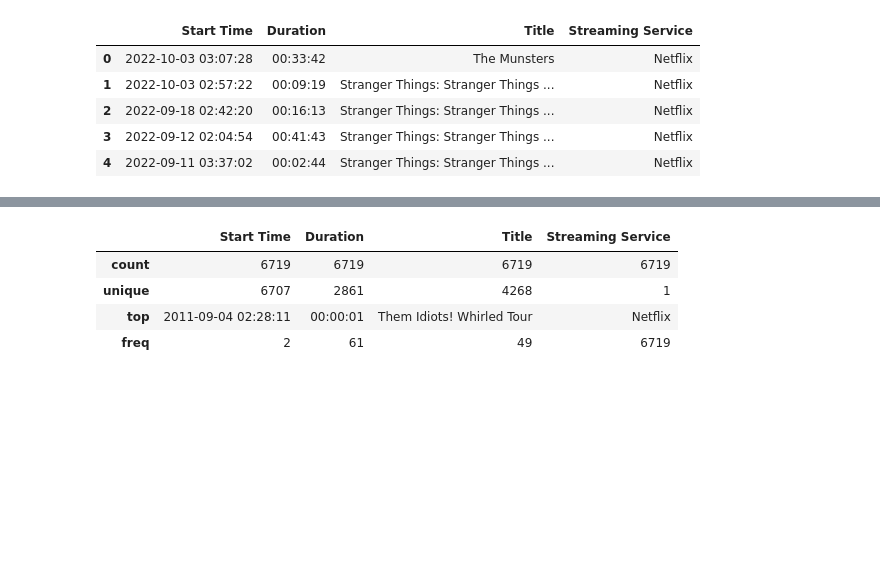
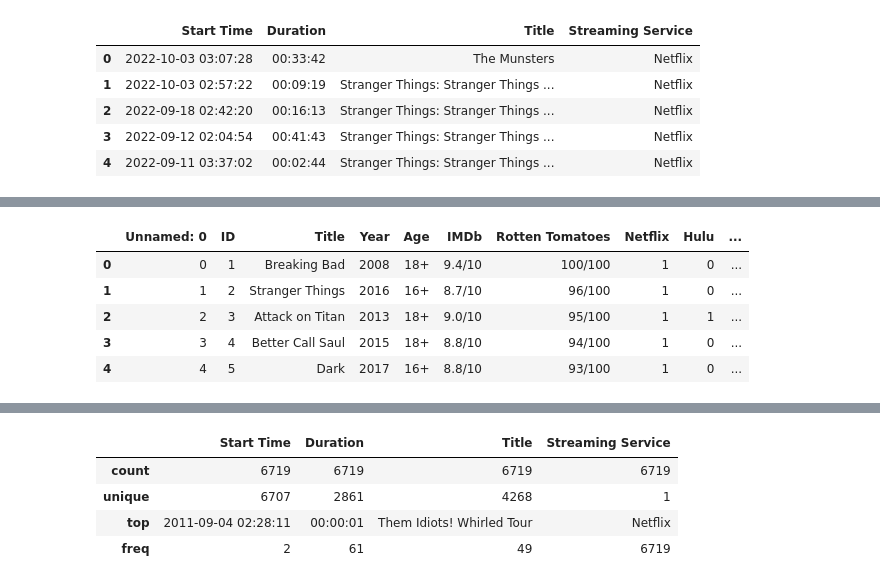
Before and after one commit to istarlet/netflix_viewing_habits, a Jupyter notebook: netflix.ipynb, the cells around one changed output, grey strips where cells are left out. Drawn from its saved outputs; the diff is of its cells as text; code cells hidden in the pictures; blank space fills up the shorter version.

Commit message:
Add new streaming services dataset. Clean datasets

```diff
--- a/netflix.ipynb
+++ b/netflix.ipynb
@@ -11,7 +11,7 @@ import matplotlib.pyplot as plt
 hulu = pd.read_csv("data/HuluViewingHistoryUpdated.csv")
 netflix = pd.read_csv("data/AshleyViewingActivity.csv")
 prime_video = pd.read_csv("data/DigitalPrimeVideoViewinghistory.csv")
-imdb = pd.read_csv("data/titles.csv")
+streaming_services = pd.read_csv("data/tv_shows.csv")
 # %%
 hulu.head()
 # %% [output]
@@ -98,0 +145,9 @@ ashley_netflix.head()
+# %%
+streaming_services.head()
+# %% [output]
+|  | Unnamed: 0 | ID | Title | Year | Age | IMDb | Rotten Tomatoes | Netflix | Hulu | ... |
+| 0 | 0 | 1 | Breaking Bad | 2008 | 18+ | 9.4/10 | 100/100 | 1 | 0 | ... |
+| 1 | 1 | 2 | Stranger Things | 2016 | 16+ | 8.7/10 | 96/100 | 1 | 0 | ... |
+| 2 | 2 | 3 | Attack on Titan | 2013 | 18+ | 9.0/10 | 95/100 | 1 | 1 | ... |
+| 3 | 3 | 4 | Better Call Saul | 2015 | 18+ | 8.8/10 | 94/100 | 1 | 0 | ... |
+| 4 | 4 | 5 | Dark | 2017 | 16+ | 8.8/10 | 93/100 | 1 | 0 | ... |
```
Also changed, not shown: parts of 7 cells of this notebook.
